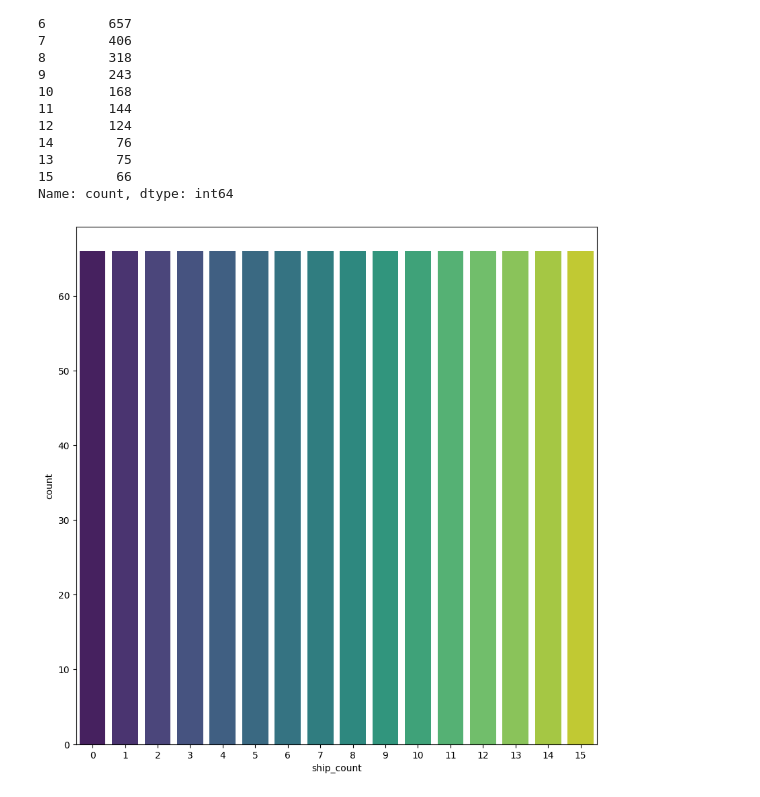
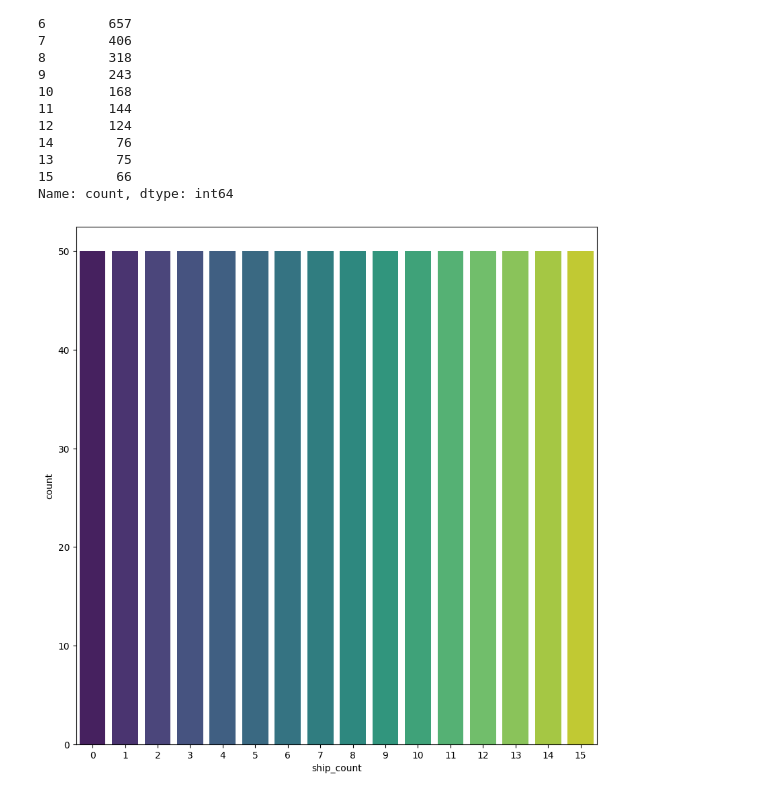
Before and after one commit to mykola-mmm/airbus_kaggel, a Jupyter notebook: notebookc1310aa8db.ipynb, the cells around one changed output. Cells and saved outputs as stored; diff of their text form; code cells hidden in the pictures.

```diff
--- a/notebookc1310aa8db.ipynb
+++ b/notebookc1310aa8db.ipynb
@@ -101,20 +100,21 @@ ship_count
 15        66
 Name: count, dtype: int64
 # %%
-# NUM_SAMPLES = 200
-NUM_SAMPLES = value_counts.min()
+# balance dataset
+NUM_SAMPLES = 50
+# NUM_SAMPLES = value_counts.min()
 
 balanced_df = pd.DataFrame()
 
 for value in value_counts.index:
     subset = df[df['ship_count'] == value]
     number_samples = NUM_SAMPLES if NUM_SAMPLES < len(subset) else len(subset)
 #     print(f"subset len - {len(subset)}")
     resampled_subset = resample(subset, replace=False, n_samples=number_samples, random_state=42)
     balanced_df = pd.concat([balanced_df, resampled_subset])
 
 plt.figure(figsize=(10,10))
 sns.countplot(x='ship_count', data=balanced_df, palette='viridis')
 plt.show()
 # %% [output]
-[figure, old version]
+[figure, new version]
```
Also changed, not shown: parts of 9 cells of this notebook.
